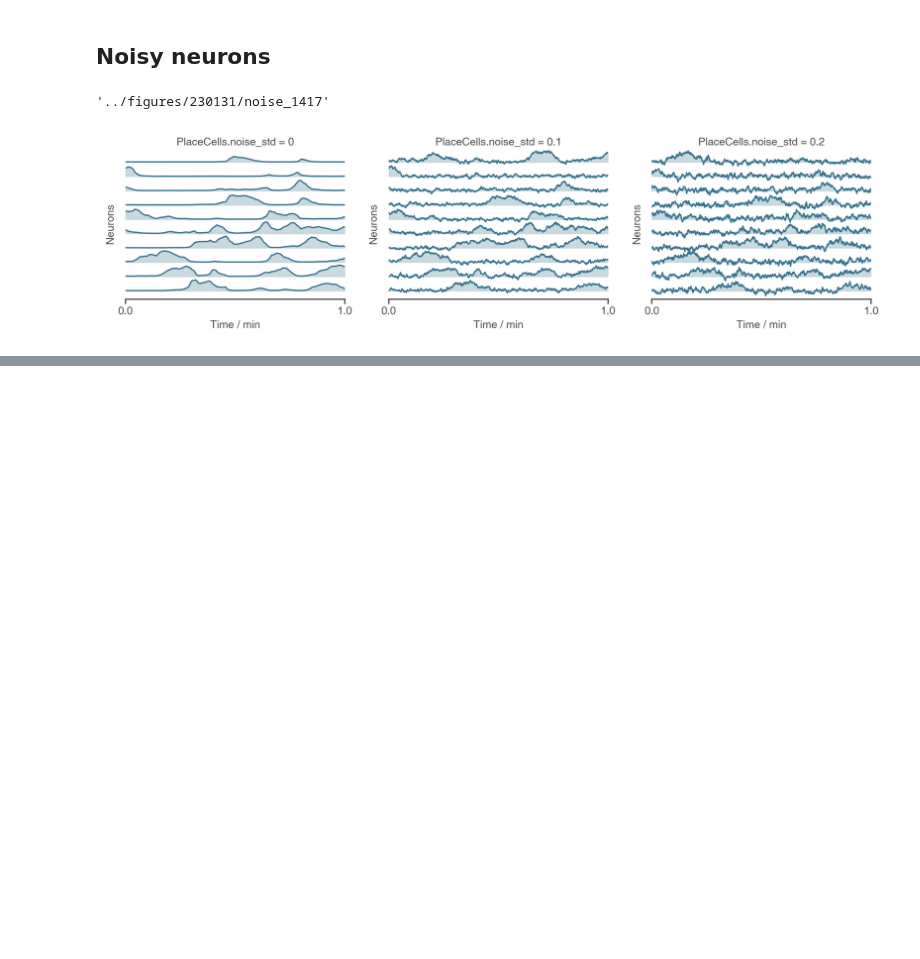
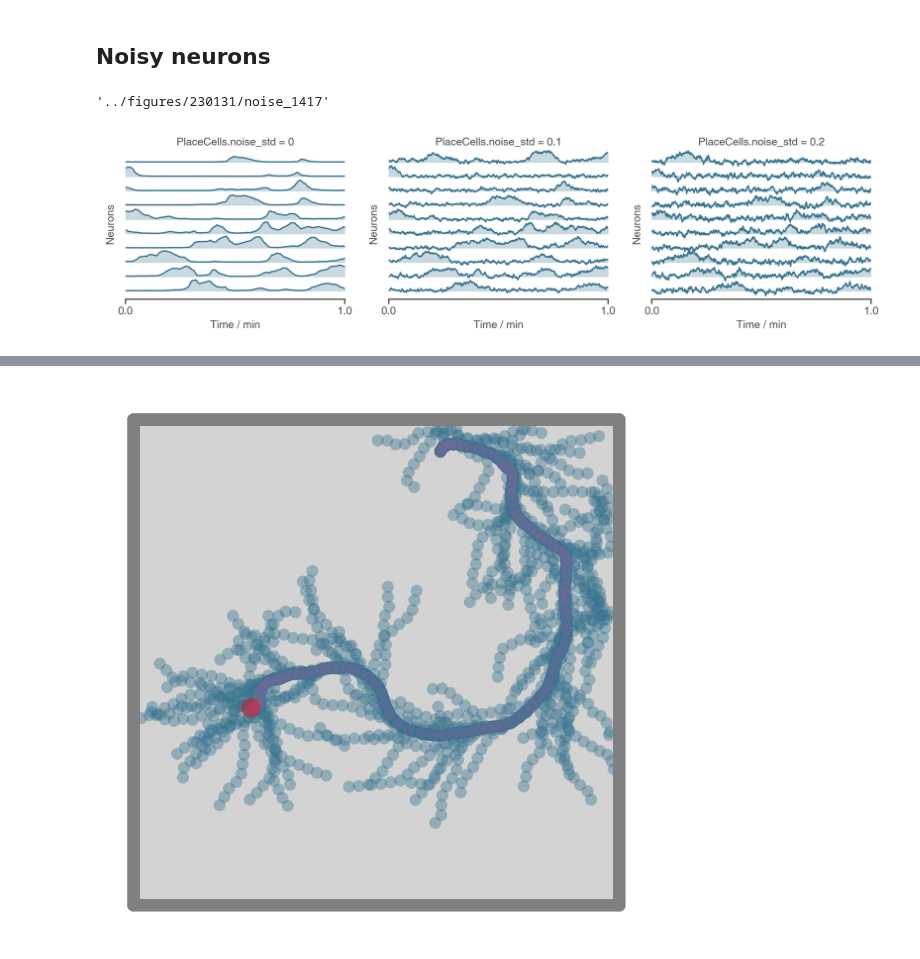
Before and after one commit to RatInABox-Lab/RatInABox, a Jupyter notebook: demos/readme_figures.ipynb, the cells around one changed output, grey strips where cells are left out. Cells and saved outputs as stored; diff of their text form; code cells hidden in the pictures; blank space fills up the shorter version.

```diff
--- a/demos/readme_figures.ipynb
+++ b/demos/readme_figures.ipynb
@@ -644,0 +783,11 @@ tpl.saveTypes
+# %%
+Env = Environment()
+# Env.add_wall([[0.5,0.2],[0.5,0.8]])
+Ag = ThetaSequenceAgent(Env, params={"v_sequence": 10})
+
+while Ag.t < 10:
+    Ag.update()
+# %%
+fig, ax = Ag.plot_trajectory()
+# %% [output]
+[figure, added]
```
Also changed, not shown: parts of 27 cells of this notebook, 17 other files.
